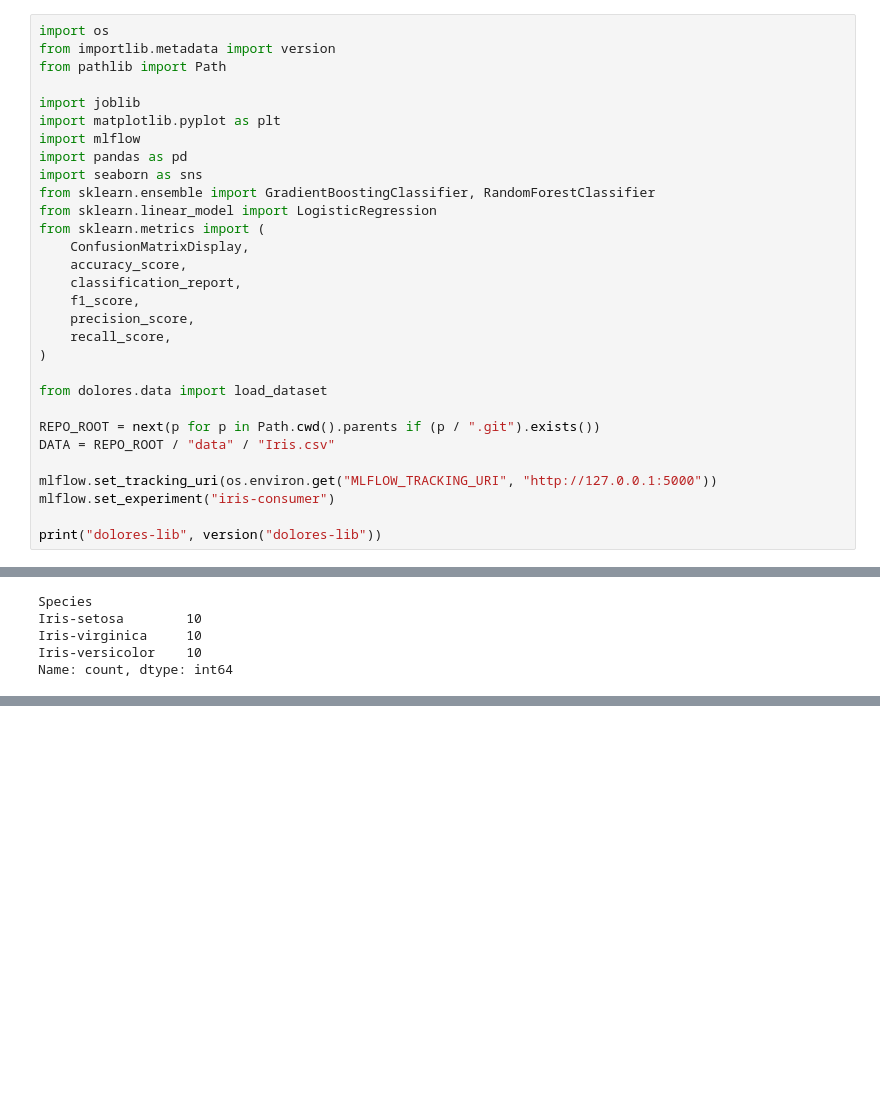
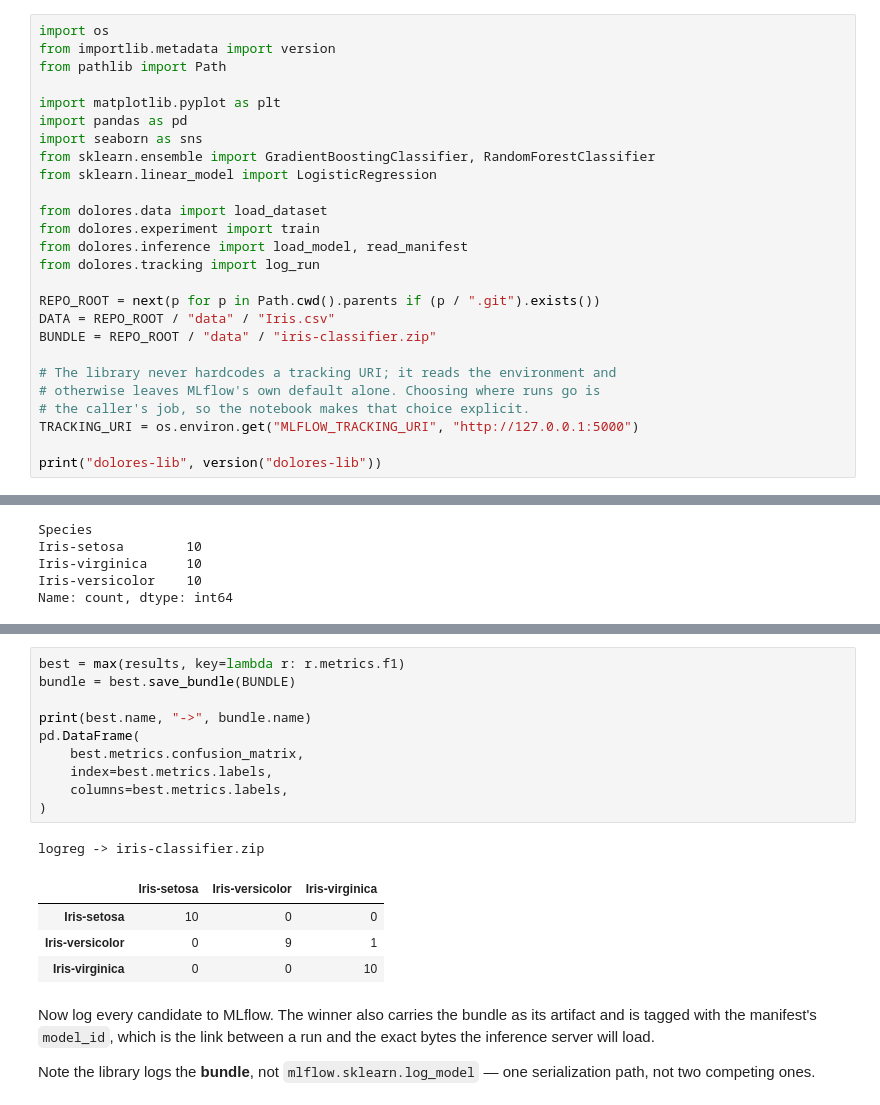
Before and after one commit to dlondres42/desafio-inter-monorepo, a Jupyter notebook: client_code/consumer/iris_pipeline.ipynb, the cells around one changed output, grey strips where cells are left out. Saved outputs shown, nothing was run; the diff lists cells and outputs as text; blank space fills up the shorter version.

```diff
--- a/client_code/consumer/iris_pipeline.ipynb
+++ b/client_code/consumer/iris_pipeline.ipynb
@@ -15,29 +15,25 @@ import os
 from importlib.metadata import version
 from pathlib import Path
 
-import joblib
 import matplotlib.pyplot as plt
-import mlflow
 import pandas as pd
 import seaborn as sns
 from sklearn.ensemble import GradientBoostingClassifier, RandomForestClassifier
 from sklearn.linear_model import LogisticRegression
-from sklearn.metrics import (
-    ConfusionMatrixDisplay,
-    accuracy_score,
-    classification_report,
-    f1_score,
-    precision_score,
-    recall_score,
-)
 
 from dolores.data import load_dataset
+from dolores.experiment import train
+from dolores.inference import load_model, read_manifest
+from dolores.tracking import log_run
 
 REPO_ROOT = next(p for p in Path.cwd().parents if (p / ".git").exists())
 DATA = REPO_ROOT / "data" / "Iris.csv"
+BUNDLE = REPO_ROOT / "data" / "iris-classifier.zip"
 
-mlflow.set_tracking_uri(os.environ.get("MLFLOW_TRACKING_URI", "http://127.0.0.1:5000"))
-mlflow.set_experiment("iris-consumer")
+# The library never hardcodes a tracking URI; it reads the environment and
+# otherwise leaves MLflow's own default alone. Choosing where runs go is
+# the caller's job, so the notebook makes that choice explicit.
+TRACKING_URI = os.environ.get("MLFLOW_TRACKING_URI", "http://127.0.0.1:5000")
 
 print("dolores-lib", version("dolores-lib"))
 # %% [output]
@@ -257,0 +166,23 @@ print({
+# %%
+best = max(results, key=lambda r: r.metrics.f1)
+bundle = best.save_bundle(BUNDLE)
+
+print(best.name, "->", bundle.name)
+pd.DataFrame(
+    best.metrics.confusion_matrix,
+    index=best.metrics.labels,
+    columns=best.metrics.labels,
+)
+# %% [output]
+logreg -> iris-classifier.zip
+|  | Iris-setosa | Iris-versicolor | Iris-virginica |
+| Iris-setosa | 10 | 0 | 0 |
+| Iris-versicolor | 0 | 9 | 1 |
+| Iris-virginica | 0 | 0 | 10 |
+# %% [markdown]
+Now log every candidate to MLflow. The winner also carries the bundle as its
+artifact and is tagged with the manifest's `model_id`, which is the link between
+a run and the exact bytes the inference server will load.
+
+Note the library logs the **bundle**, not `mlflow.sklearn.log_model` — one
+serialization path, not two competing ones.
```
Also changed, not shown: parts of 20 cells of this notebook, 6 other files.
